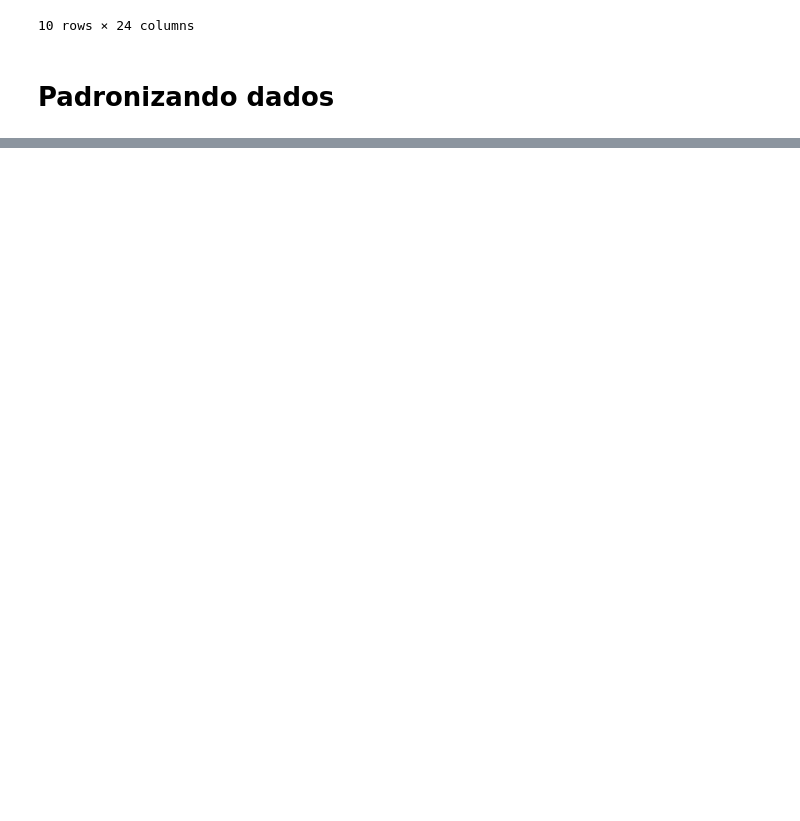
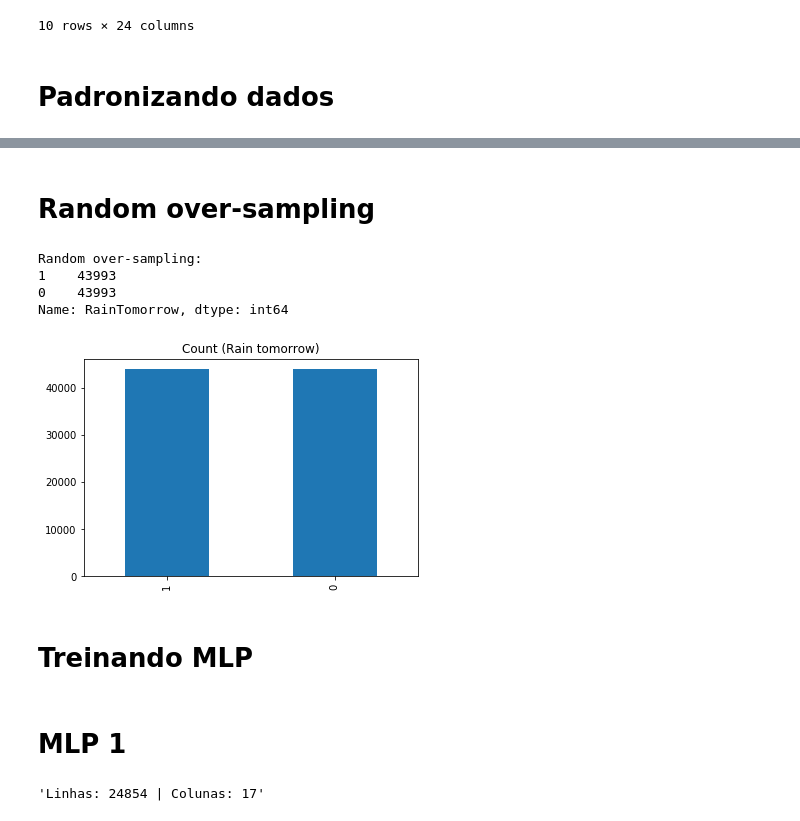
Before and after one commit to lucasferreiraek/rain-in-australia, a Jupyter notebook: Rain in Australia.ipynb, the cells around one changed output, grey strips where cells are left out. Cells and saved outputs as stored; diff of their text form; code cells hidden in the pictures; blank space fills up the shorter version.

```diff
--- a/Rain in Australia.ipynb
+++ b/Rain in Australia.ipynb
@@ -234,0 +279,20 @@ data_scaled.head(10)
+# %% [markdown]
+# Random over-sampling
+# %%
+df_class_1_over = df_class_1.sample(count_class_0, replace=True)
+df_test_over = pd.concat([df_class_0, df_class_1_over], axis=0)
+
+print('Random over-sampling:')
+print(df_test_over.RainTomorrow.value_counts())
+
+# 'df_test_over' é nosso novo dataset com
+# instâncias igualadas pela classe majoritária
+df_test_over.RainTomorrow.value_counts().plot(kind='bar', title='Count (Rain tomorrow)');
+# %% [output]
+Random over-sampling:
+1    43993
+0    43993
+Name: RainTomorrow, dtype: int64
+[figure, added]
+# %% [markdown]
+# Treinando MLP
@@ -234,0 +315,6 @@ data_scaled.head(10)
+# %% [markdown]
+# MLP 1
+# %%
+'Linhas: {} | Colunas: {}'.format(df_test_under.shape[0], df_test_under.shape[1])
+# %% [output]
+'Linhas: 24854 | Colunas: 17'
```
Also changed, not shown: parts of 33 cells of this notebook.
